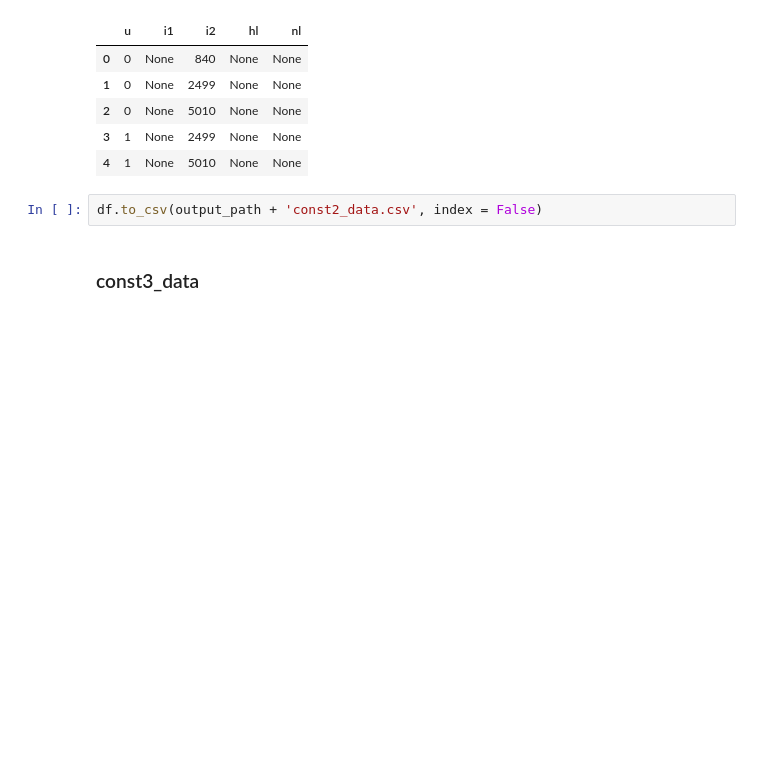
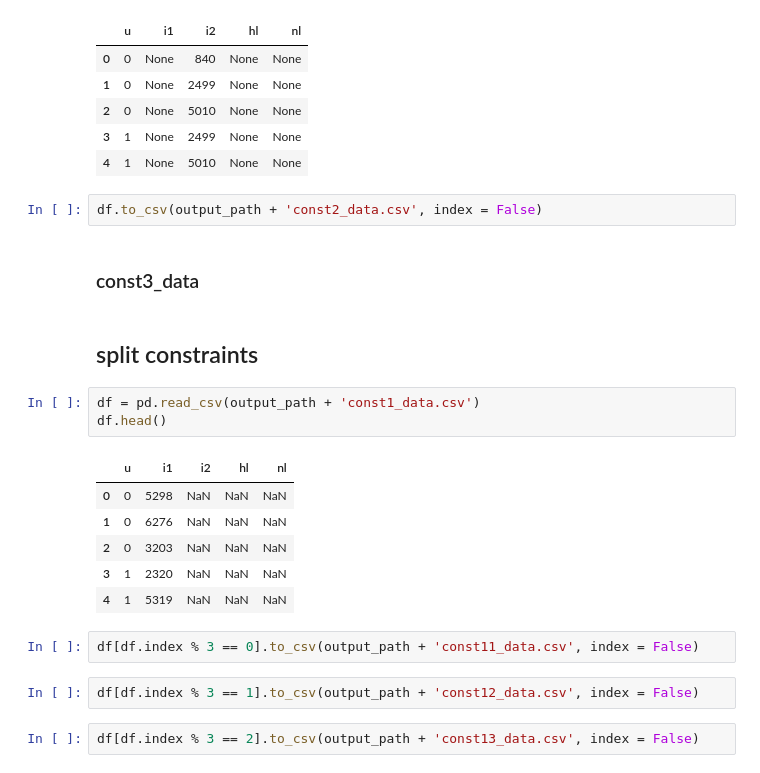
Before and after one commit to rach-rgb/food-recommendation-w-constraints, a Jupyter notebook: notebooks/constraint.ipynb, the cells around one changed output. Drawn from its saved outputs; the diff is of its cells as text; blank space fills up the shorter version.

```diff
--- a/notebooks/constraint.ipynb
+++ b/notebooks/constraint.ipynb
@@ -337,3 +337,21 @@ df.head()
 df.to_csv(output_path + 'const2_data.csv', index = False)
 # %% [markdown]
 ### const3_data
+# %% [markdown]
+## split constraints
+# %%
+df = pd.read_csv(output_path + 'const1_data.csv')
+df.head()
+# %% [output]
+|  | u | i1 | i2 | hl | nl |
+| 0 | 0 | 5298 | NaN | NaN | NaN |
+| 1 | 0 | 6276 | NaN | NaN | NaN |
+| 2 | 0 | 3203 | NaN | NaN | NaN |
+| 3 | 1 | 2320 | NaN | NaN | NaN |
+| 4 | 1 | 5319 | NaN | NaN | NaN |
+# %%
+df[df.index % 3 == 0].to_csv(output_path + 'const11_data.csv', index = False)
+# %%
+df[df.index % 3 == 1].to_csv(output_path + 'const12_data.csv', index = False)
+# %%
+df[df.index % 3 == 2].to_csv(output_path + 'const13_data.csv', index = False)
```
Also changed, not shown: parts of 5 cells of this notebook, 3 other files.
